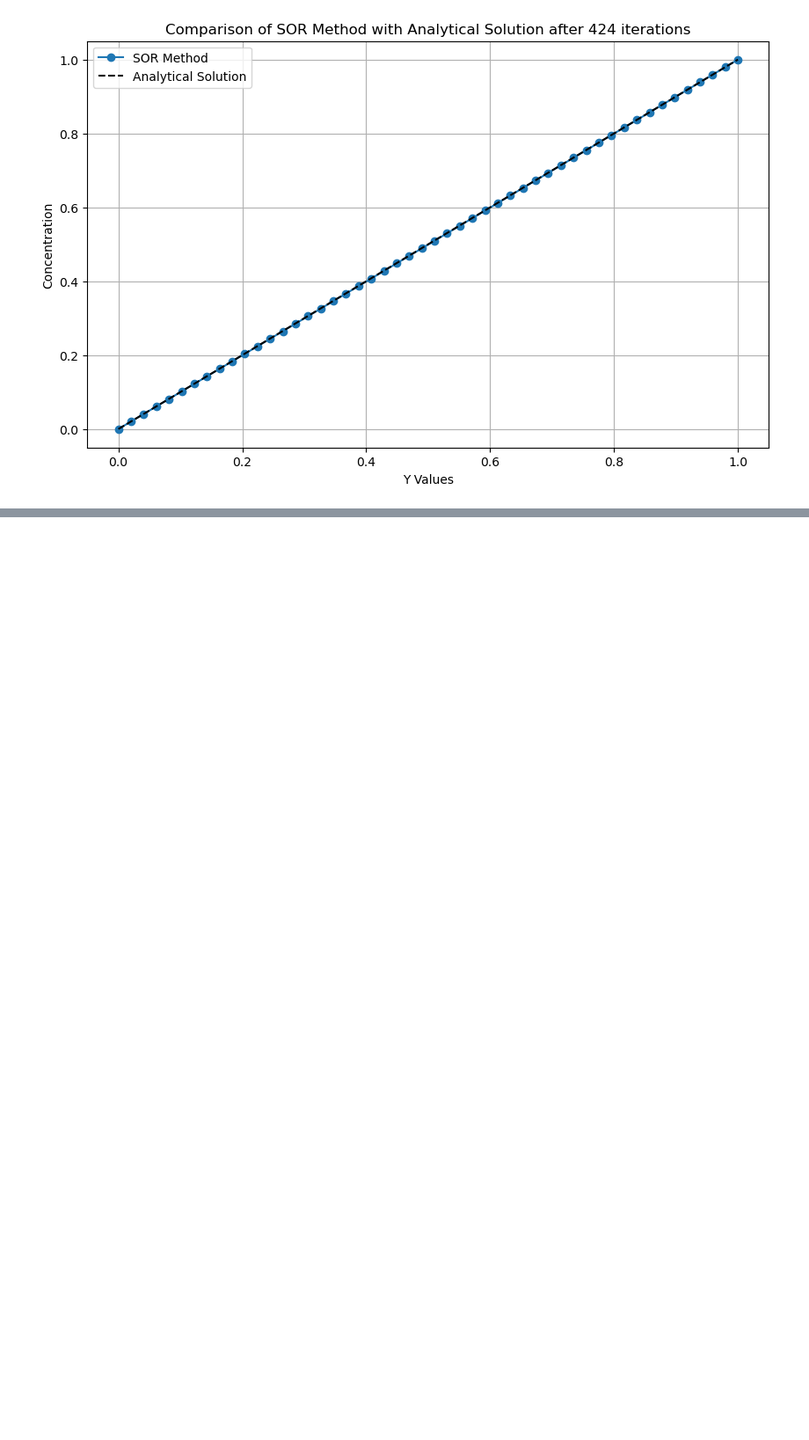
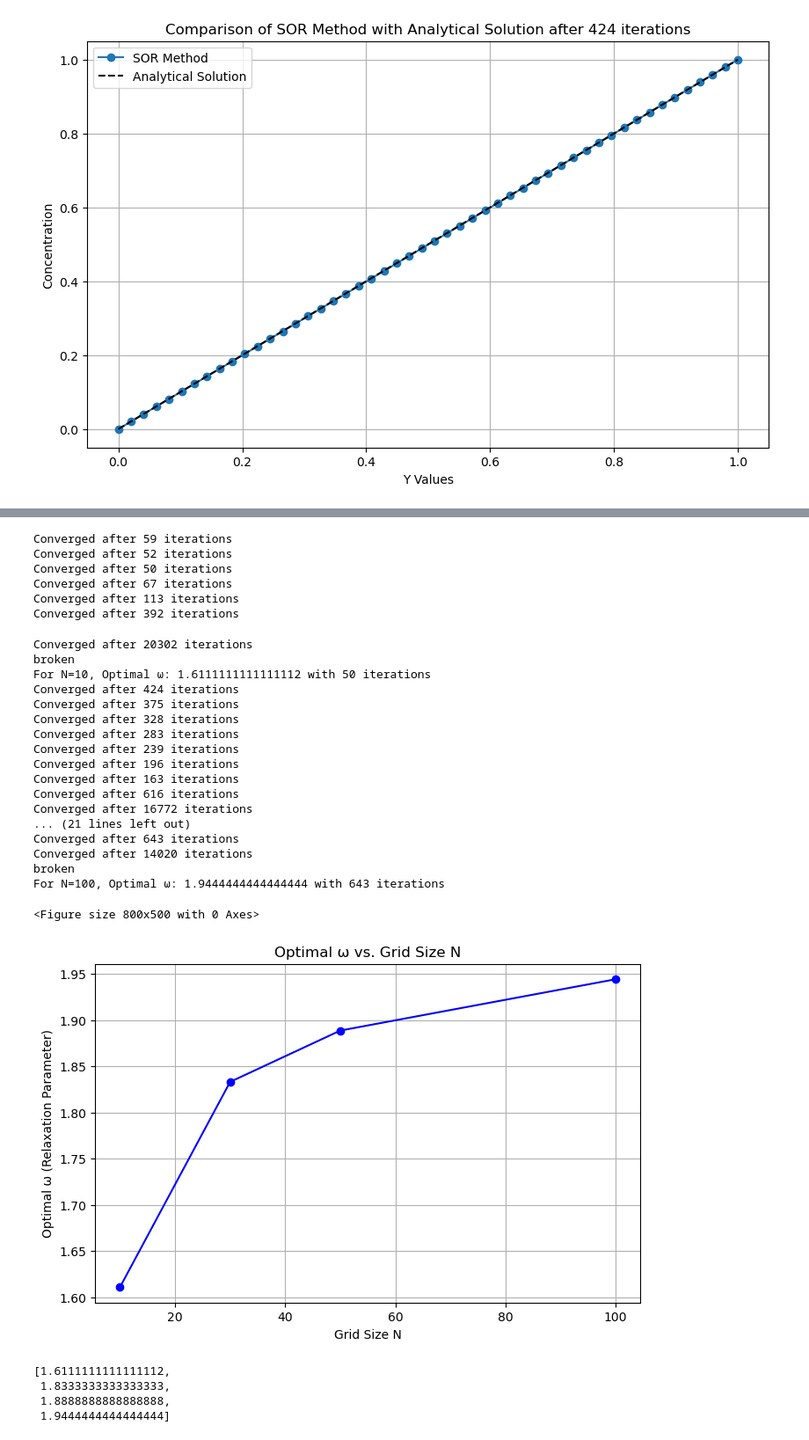
Before and after one commit to liesbeto/SciCompGroup8, a Jupyter notebook: src/final.ipynb, the cells around one changed output, grey strips where cells are left out. Shown at 88% size. Cells and saved outputs as stored; diff of their text form; code cells hidden in the pictures; blank space fills up the shorter version.

```diff
--- a/src/final.ipynb
+++ b/src/final.ipynb
@@ -373,0 +592,78 @@ Converged after 24226 iterations
+# %%
+def optimal_omega(N_values, D, dt, T, tol=1e-5, omega_list=None):
+    if omega_list is None:
+        omega_list = np.linspace(1.5, 2.0, 10)
+
+    optimal_omegas = []
+
+    plt.figure(figsize=(8, 5))
+
+    for N in N_values:
+        iterations = []
+        count = 0
+        for omega in omega_list:
+            iters, _, _ = simulate_diffusion_2d(N, D, 1/N , dt, T, method='SOR', tol=tol, omega=omega)
+
+            if len(iterations) > 1 and iters > 10 * iterations[-1]:
+                break
+            iterations.append(iters)
+
+
+        # Find optimal ω for this N
+        optimal_idx = np.argmin(iterations)
+        optimal_value = omega_list[optimal_idx]
+        optimal_omegas.append(optimal_value)
+
+
+        print(f"For N={N}, Optimal ω: {optimal_value} with {iterations[optimal_idx]} iterations")
+
+
+    # Plot N vs optimal omega
+    plt.figure(figsize=(8, 5))
+    plt.plot(N_values, optimal_omegas, marker='o', linestyle='-', color='blue')
+    plt.xlabel('Grid Size N')
+    plt.ylabel('Optimal ω (Relaxation Parameter)')
+    plt.title('Optimal ω vs. Grid Size N')
+    plt.grid(True)
+    plt.show()
+
+    return optimal_omegas
+
+# Example parameters for running the function
+N_values = [10, 30, 50, 100]
+D = 1.0     # Diffusion coefficient
+dx = 1.0    # Grid spacing
+dt = 0.01   # Time step
+T = 1.0     # Total simulation time
+
+optimal_omega(N_values, D, dt, T)
+# %% [output]
+Converged after 59 iterations
+Converged after 52 iterations
+Converged after 50 iterations
+Converged after 67 iterations
+Converged after 113 iterations
+Converged after 392 iterations
+Converged after 20302 iterations
+broken
+For N=10, Optimal ω: 1.6111111111111112 with 50 iterations
+Converged after 424 iterations
+Converged after 375 iterations
+Converged after 328 iterations
+Converged after 283 iterations
+Converged after 239 iterations
+Converged after 196 iterations
+Converged after 163 iterations
+Converged after 616 iterations
+Converged after 16772 iterations
+... (21 lines left out)
+Converged after 643 iterations
+Converged after 14020 iterations
+broken
+For N=100, Optimal ω: 1.9444444444444444 with 643 iterations
+<Figure size 800x500 with 0 Axes>
+[figure, added]
+[1.6111111111111112,
+ 1.8333333333333333,
+ 1.8888888888888888,
+ 1.9444444444444444]
```
Also changed, not shown: parts of 32 cells of this notebook.
